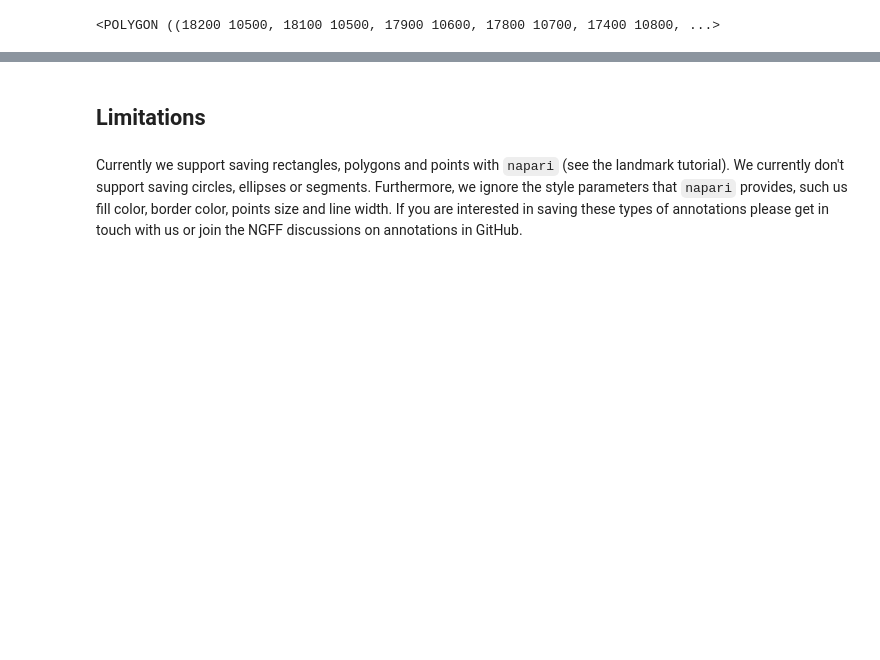
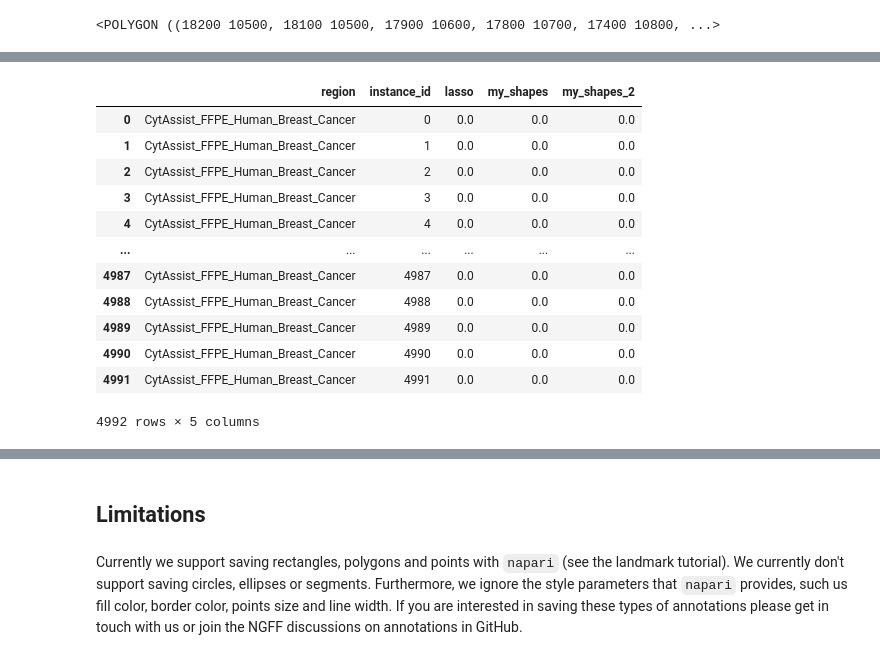
Before and after one commit to scverse/spatialdata-notebooks, a Jupyter notebook: notebooks/examples/napari_rois.ipynb, the cells around one changed output, grey strips where cells are left out. Drawn from its saved outputs; the diff is of its cells as text; code cells hidden in the pictures; blank space fills up the shorter version.

```diff
--- a/notebooks/examples/napari_rois.ipynb
+++ b/notebooks/examples/napari_rois.ipynb
@@ -206,0 +316,3 @@ visium_sdata.shapes["lasso"].geometry.iloc[0]
+# %%
+annotations_areas = all_annotations.geometry.area
+annotations_areas
@@ -206,0 +423,16 @@ visium_sdata.shapes["lasso"].geometry.iloc[0]
+# %%
+visium_sdata["overlaps"].obs
+# %% [output]
+|  | region | instance_id | lasso | my_shapes | my_shapes_2 |
+| 0 | CytAssist_FFPE_Human_Breast_Cancer | 0 | 0.0 | 0.0 | 0.0 |
+| 1 | CytAssist_FFPE_Human_Breast_Cancer | 1 | 0.0 | 0.0 | 0.0 |
+| 2 | CytAssist_FFPE_Human_Breast_Cancer | 2 | 0.0 | 0.0 | 0.0 |
+| 3 | CytAssist_FFPE_Human_Breast_Cancer | 3 | 0.0 | 0.0 | 0.0 |
+| 4 | CytAssist_FFPE_Human_Breast_Cancer | 4 | 0.0 | 0.0 | 0.0 |
+| ... | ... | ... | ... | ... | ... |
+| 4987 | CytAssist_FFPE_Human_Breast_Cancer | 4987 | 0.0 | 0.0 | 0.0 |
+| 4988 | CytAssist_FFPE_Human_Breast_Cancer | 4988 | 0.0 | 0.0 | 0.0 |
+| 4989 | CytAssist_FFPE_Human_Breast_Cancer | 4989 | 0.0 | 0.0 | 0.0 |
+| 4990 | CytAssist_FFPE_Human_Breast_Cancer | 4990 | 0.0 | 0.0 | 0.0 |
+| 4991 | CytAssist_FFPE_Human_Breast_Cancer | 4991 | 0.0 | 0.0 | 0.0 |
+4992 rows × 5 columns
```
Also changed, not shown: parts of 30 cells of this notebook.
